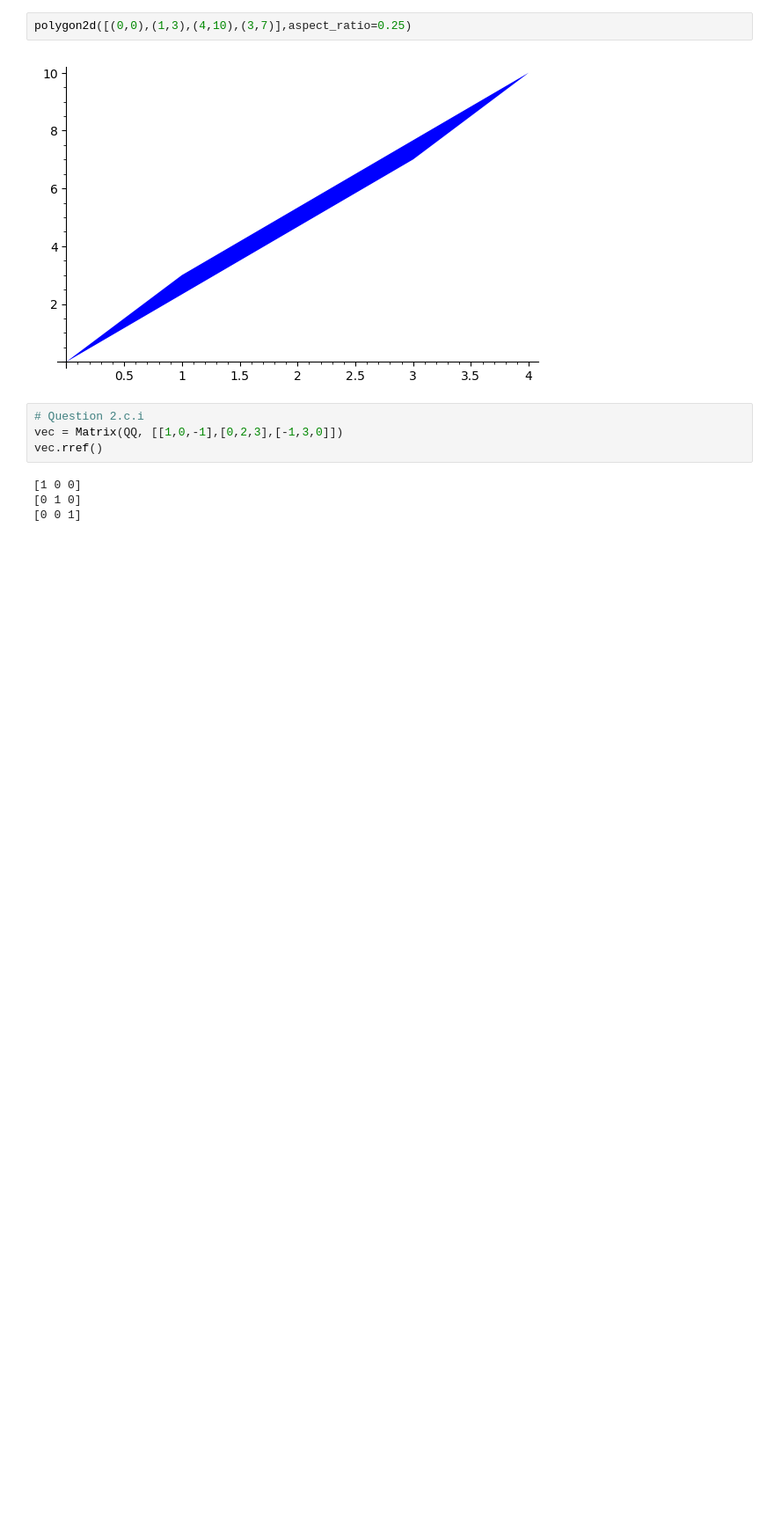
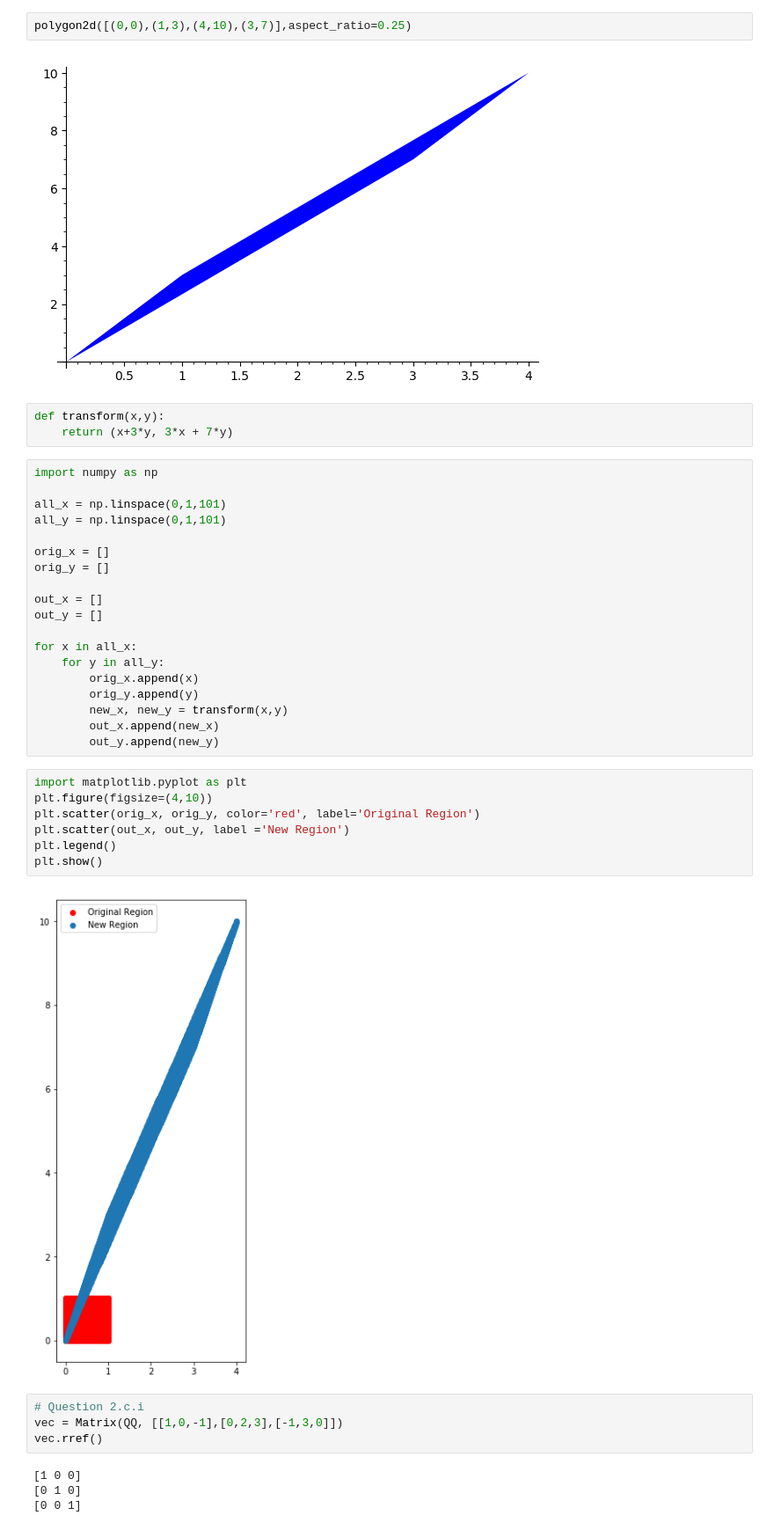
Before and after one commit to sohitmiglani/Simulations-and-Analysis, a Jupyter notebook: CS111BAssignment3.ipynb, the cells around one changed output. Shown: that part at 88% size. Saved outputs shown, nothing was run; the diff lists cells and outputs as text; blank space fills up the shorter version.

```diff
--- a/CS111BAssignment3.ipynb
+++ b/CS111BAssignment3.ipynb
@@ -128,6 +128,37 @@ row_space.rref()
 polygon2d([(0,0),(1,3),(4,10),(3,7)],aspect_ratio=0.25)
 # %% [output]
 [figure]
+# %%
+def transform(x,y):
+    return (x+3*y, 3*x + 7*y)
+# %%
+import numpy as np
+
+all_x = np.linspace(0,1,101)
+all_y = np.linspace(0,1,101)
+
+orig_x = []
+orig_y = []
+
+out_x = []
+out_y = []
+
+for x in all_x:
+    for y in all_y:
+        orig_x.append(x)
+        orig_y.append(y)
+        new_x, new_y = transform(x,y)
+        out_x.append(new_x)
+        out_y.append(new_y)
+# %%
+import matplotlib.pyplot as plt
+plt.figure(figsize=(4,10))
+plt.scatter(orig_x, orig_y, color='red', label='Original Region')
+plt.scatter(out_x, out_y, label ='New Region')
+plt.legend()
+plt.show()
+# %% [output]
+[figure, added]
 # %%
 # Question 2.c.i
 vec = Matrix(QQ, [[1,0,-1],[0,2,3],[-1,3,0]])
```
